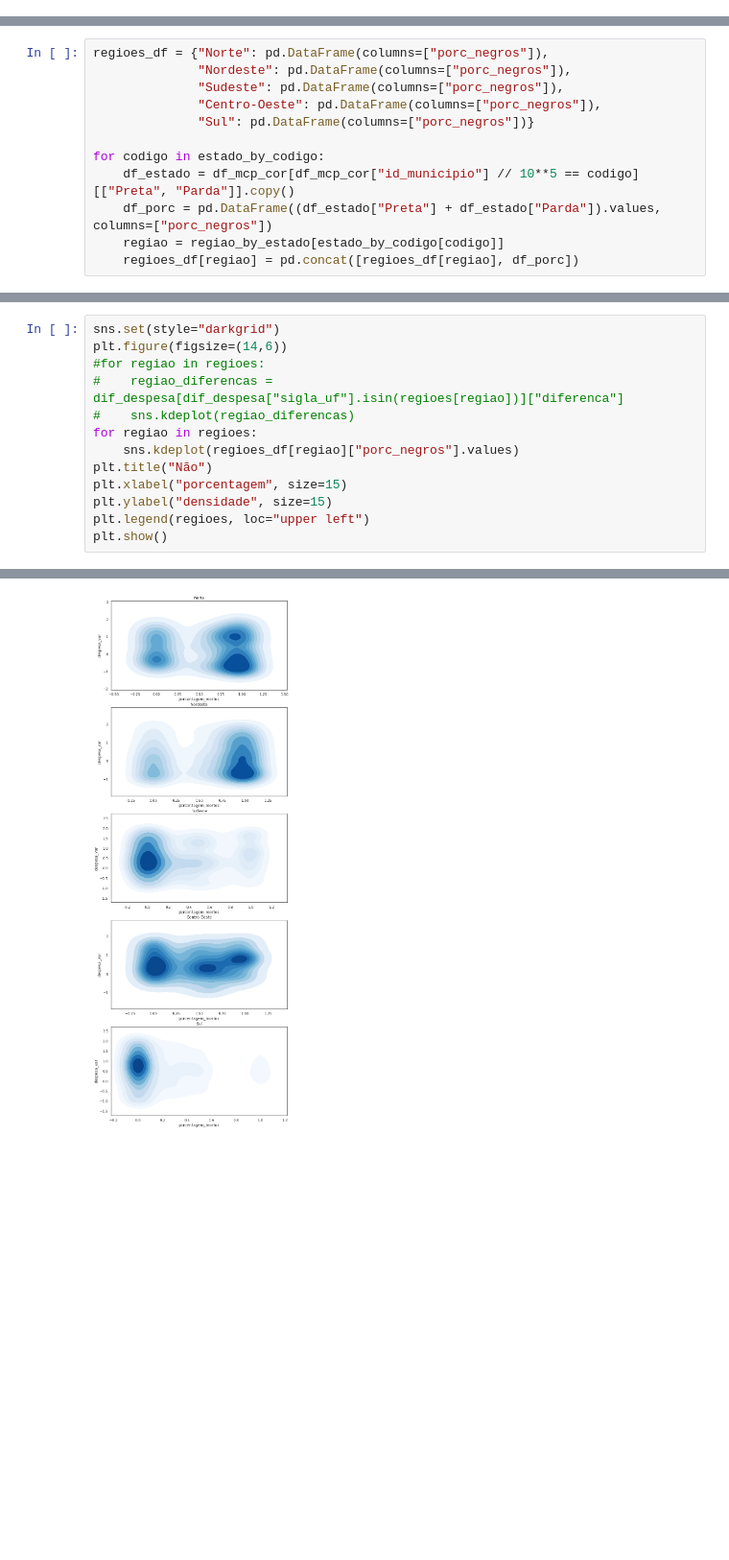
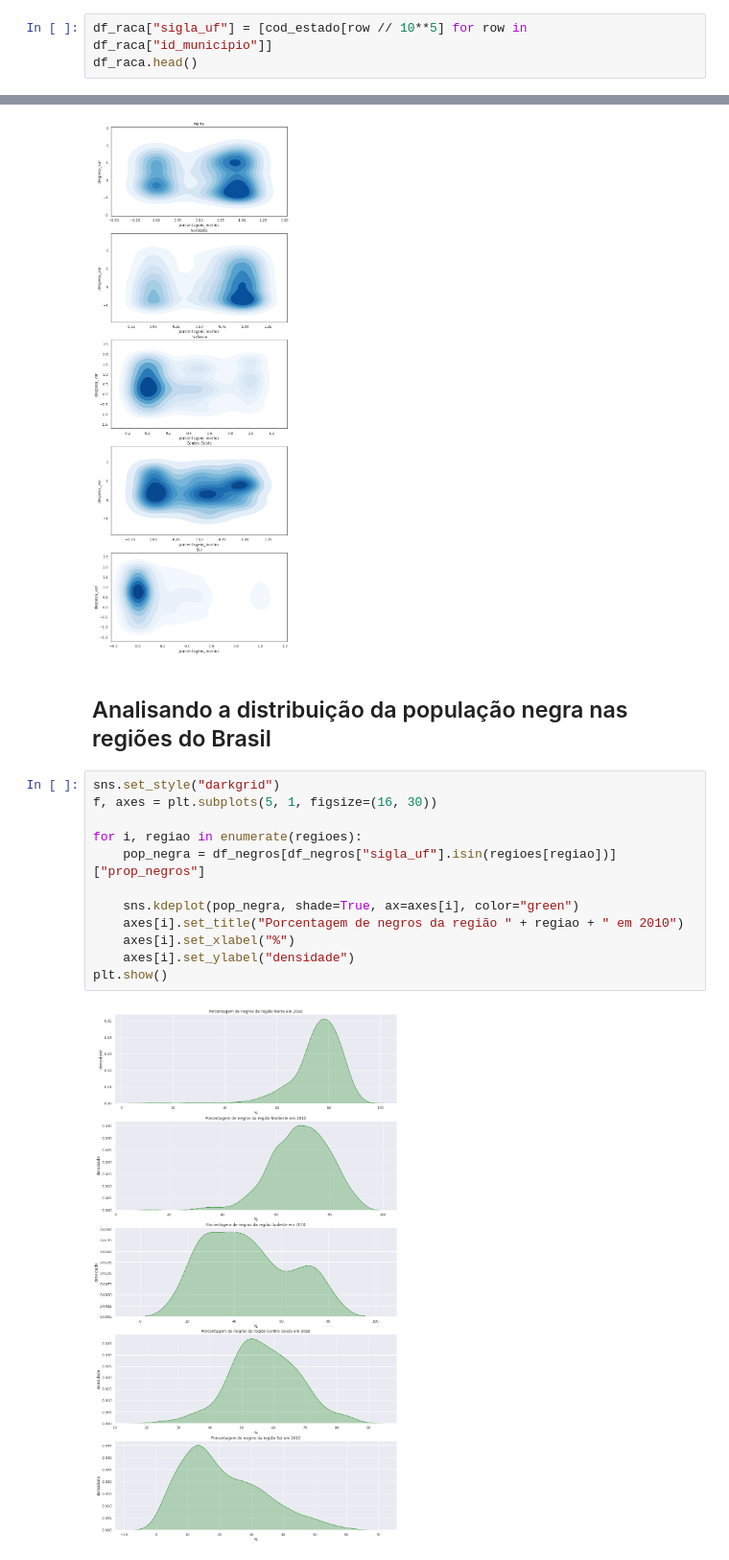
Before and after one commit to saulorcj/tarefas-analytica, a Jupyter notebook: A2/analise_dados.ipynb, the cells around one changed output, grey strips where cells are left out. Shown at 96% size. Drawn from its saved outputs; the diff is of its cells as text; blank space fills up the shorter version.

```diff
--- a/A2/analise_dados.ipynb
+++ b/A2/analise_dados.ipynb
@@ -65,0 +102,3 @@ df_raca = pd.read_csv("../outros/municipio_raca_cor.csv")
+# %%
+df_raca["sigla_uf"] = [cod_estado[row // 10**5] for row in df_raca["id_municipio"]]
+df_raca.head()
@@ -614,12 +653,0 @@ regiao_by_estado
-# %%
-regioes_df = {"Norte": pd.DataFrame(columns=["porc_negros"]),
-              "Nordeste": pd.DataFrame(columns=["porc_negros"]),
-              "Sudeste": pd.DataFrame(columns=["porc_negros"]),
-              "Centro-Oeste": pd.DataFrame(columns=["porc_negros"]),
-              "Sul": pd.DataFrame(columns=["porc_negros"])}
-
-for codigo in estado_by_codigo:
-    df_estado = df_mcp_cor[df_mcp_cor["id_municipio"] // 10**5 == codigo][["Preta", "Parda"]].copy()
-    df_porc = pd.DataFrame((df_estado["Preta"] + df_estado["Parda"]).values, columns=["porc_negros"])
-    regiao = regiao_by_estado[estado_by_codigo[codigo]]
-    regioes_df[regiao] = pd.concat([regioes_df[regiao], df_porc])
@@ -642,13 +653,0 @@ regioes_df["Norte"]
-# %%
-sns.set(style="darkgrid")
-plt.figure(figsize=(14,6))
-#for regiao in regioes:
-#    regiao_diferencas = dif_despesa[dif_despesa["sigla_uf"].isin(regioes[regiao])]["diferenca"]
-#    sns.kdeplot(regiao_diferencas)
-for regiao in regioes:
-    sns.kdeplot(regioes_df[regiao]["porc_negros"].values)
-plt.title("Não")
-plt.xlabel("porcentagem", size=15)
-plt.ylabel("densidade", size=15)
-plt.legend(regioes, loc="upper left")
-plt.show()
@@ -725,3 +722,19 @@ for i, regiao in enumerate(regioes):
 plt.show()
 # %% [output]
 [figure]
+# %% [markdown]
+## Analisando a distribuição da população negra nas regiões do Brasil
+# %%
+sns.set_style("darkgrid")
+f, axes = plt.subplots(5, 1, figsize=(16, 30))
+
+for i, regiao in enumerate(regioes):
+    pop_negra = df_negros[df_negros["sigla_uf"].isin(regioes[regiao])]["prop_negros"]
+
+    sns.kdeplot(pop_negra, shade=True, ax=axes[i], color="green")
+    axes[i].set_title("Porcentagem de negros da região " + regiao + " em 2010")
+    axes[i].set_xlabel("%")
+    axes[i].set_ylabel("densidade")
+plt.show()
+# %% [output]
+[figure, added]
```
Also changed, not shown: parts of 30 cells of this notebook.
